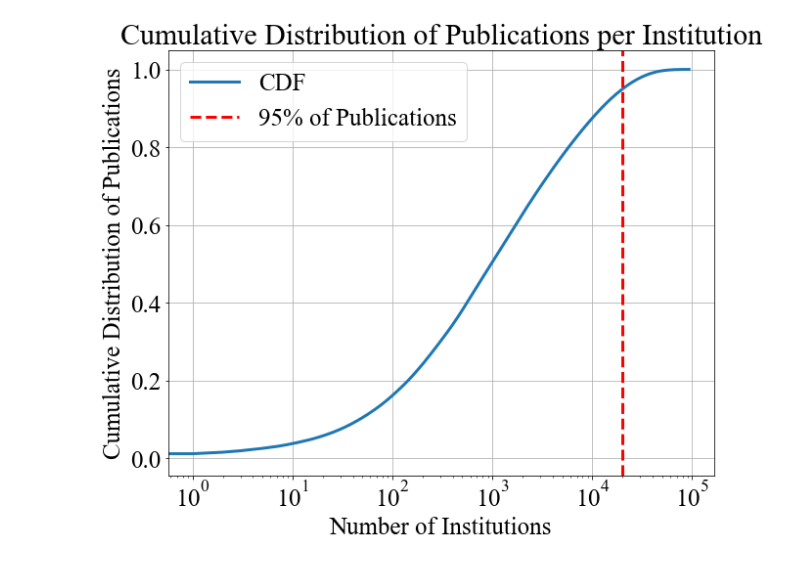
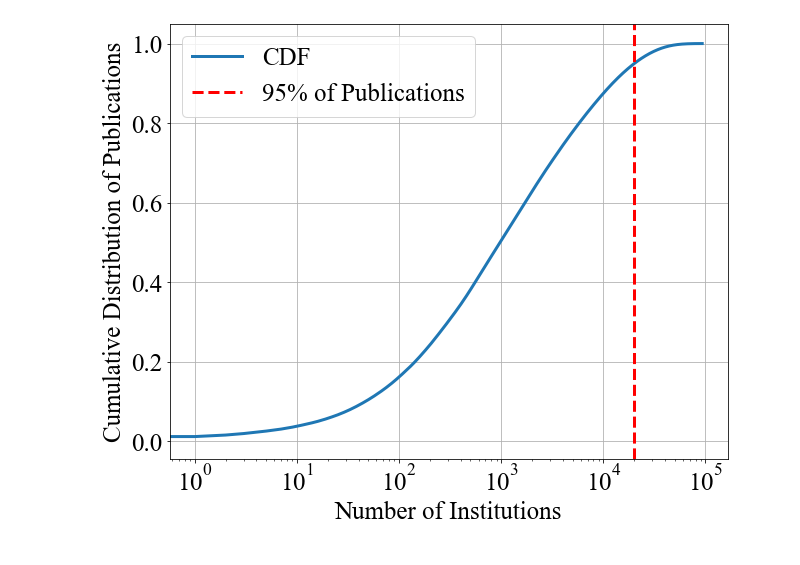
Before and after one commit to LangtianM/ScientistsMobility, a Jupyter notebook: cdf_visualization.ipynb, the cells around one changed output. Saved outputs shown, nothing was run; the diff lists cells and outputs as text; code cells hidden in the pictures.

```diff
--- a/cdf_visualization.ipynb
+++ b/cdf_visualization.ipynb
@@ -8,20 +8,20 @@ ins_pub = paper_data['institution_id'].value_counts()
 # %%
 ins_pub = pd.DataFrame(ins_pub)
 cdf = ins_pub['count'].cumsum()/ins_pub['count'].sum()
 x_value = cdf[cdf >= 0.95].index[0]
 
 matplotlib.rcParams['font.family'] = 'Times New Roman'
 matplotlib.rcParams['font.size'] = 25
 
 plt.figure(figsize=(10, 8))
 plt.plot(cdf, label='CDF', linewidth=3)
 plt.axvline(x=x_value, color='red', linestyle='--', label='95% of Publications', linewidth=3)
 plt.xscale('log')
-plt.xlabel('Number of Institutions')
-plt.ylabel('Cumulative Distribution of Publications')
-plt.title('Cumulative Distribution of Publications per Institution')
+plt.xlabel('Number of Institutions', fontsize=25)
+plt.ylabel('Cumulative Distribution of Publications', fontsize=25)
+# plt.title('Cumulative Distribution of Publications per Institution')
 plt.grid()
 plt.legend()
 plt.show()
 # %% [output]
-[figure, old version]
+[figure, new version]
```
